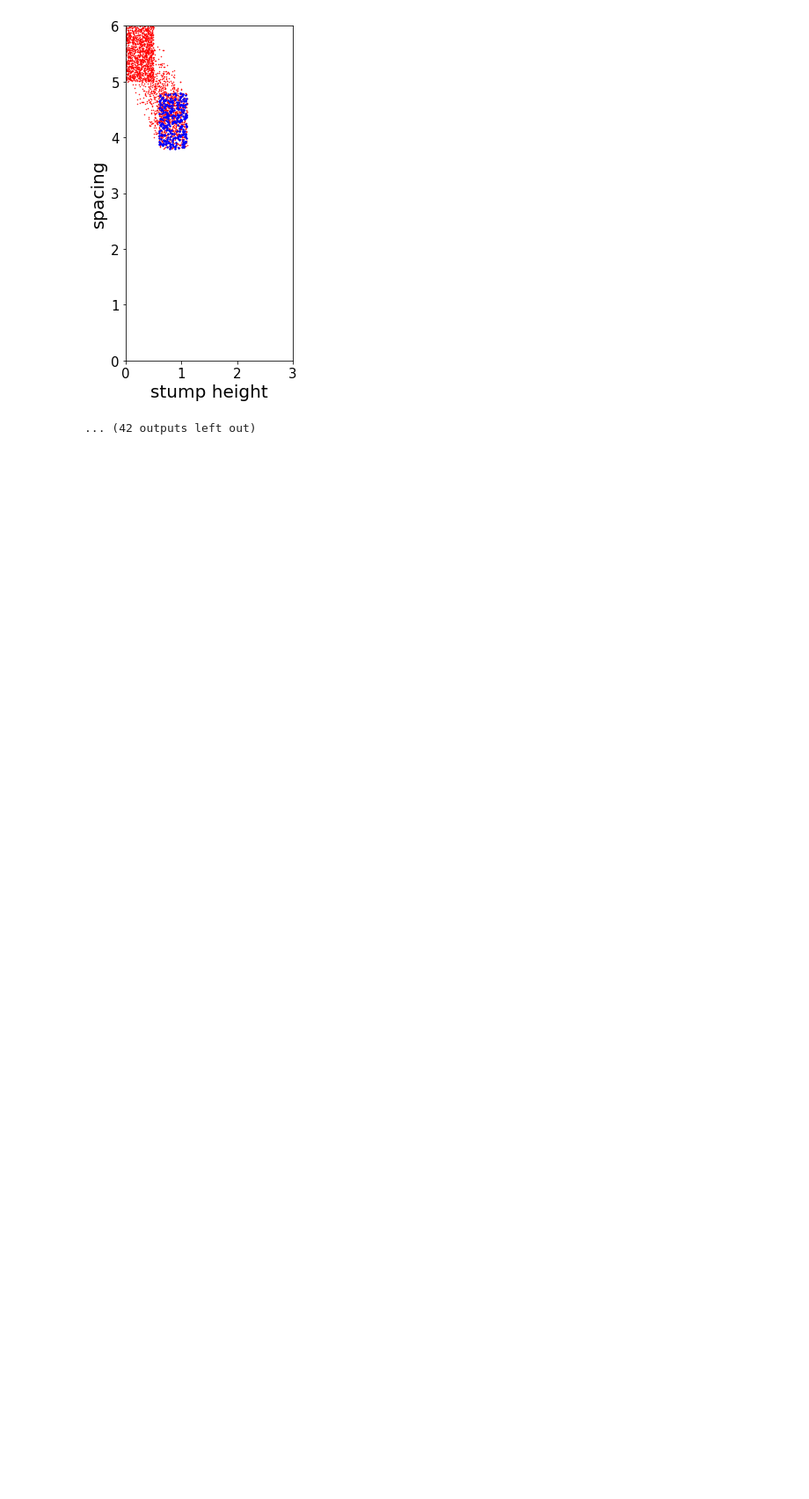
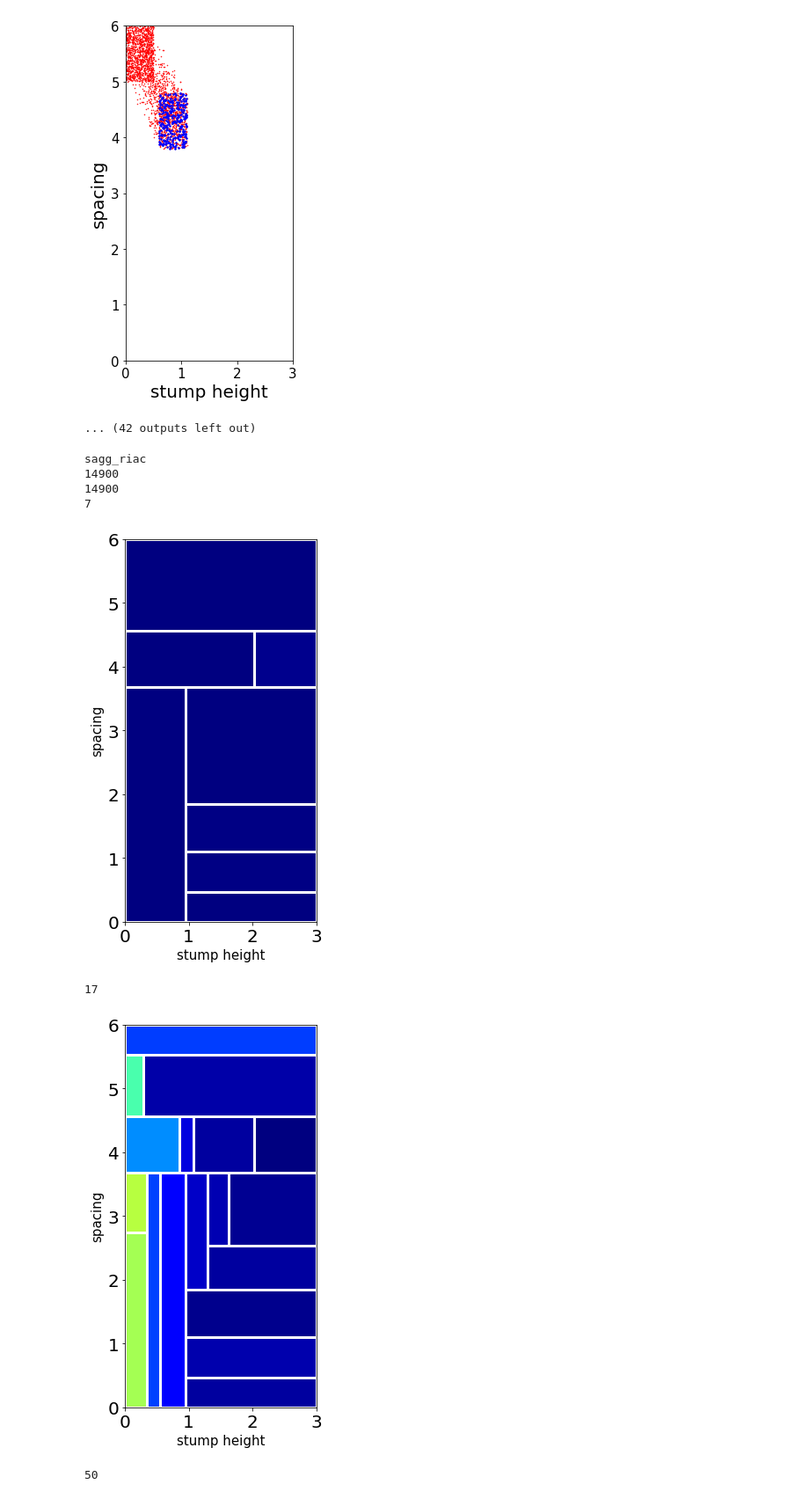
Before and after one commit to rPortelas/spinningup, a Jupyter notebook: data_visualization_sac.ipynb, the cells around one changed output. Shown at 88% size. Saved outputs shown, nothing was run; the diff lists cells and outputs as text; code cells hidden in the pictures; blank space fills up the shorter version.

```diff
--- a/data_visualization_sac.ipynb
+++ b/data_visualization_sac.ipynb
@@ -905,9 +946,10 @@ for k, a_type in enumerate(agent_types):
 
 #             plot_all_and_median(0, ax[0], episodes,ys_same_len,colors[m_id],label,
 #                                  legend=True)
-            plot_with_std(0, ax[0],episodes,np.mean(ys_same_len,axis=0),
-                          np.std(ys_same_len,axis=0),colors[m_id],colors[m_id],label,
-                           legend=legend[k],ylim=[0,60], xlim=[0,20])
+            sed = np.std(ys_same_len,axis=0)/np.sqrt(len(ys_same_len))
+            plot_with_shade(0, ax[0],episodes,np.mean(ys_same_len,axis=0),
+                          sed,colors[m_id],colors[m_id],label,
+                           legend=legend[k],ylim=[0,45], xlim=[0,20])
             plt.tight_layout()
             #f.savefig('graphics/bmm_comparison_hexagon_env.png'.format(a_type))
             f.savefig('graphics/final/stump_tracks_{}_agents_mastered_envs.pdf'.format(a_type))
@@ -1366,10 +1422,11 @@ Making an exploration GIF of 50 steps
 ... (42 outputs left out)
 # %%
 # Triptic GMM and RIAC plots
-import param_env_utils.imgep_utils.plot_utils as plotter
+
+import teachers.utils.plot_utils as plotter
 import importlib
 importlib.reload(plotter)
-save_dir = 'graphics/'
+save_dir = 'graphics/final/'
 gmm_seed = 0
 gmm_iterations = [500, 1500, 15000]
 no_y = [True, True, False]
@@ -1443,38 +1500,51 @@ for model_name,_ in models_saves.items():
 
                 #f_name = gifdir+tmpdir+"scatter_{}.png".format(i)
                 f_path = save_dir + name +"_{}.png".format(i)
+                f_path2 = save_dir + name +"_{}.svg".format(i)
+                f_path3 = save_dir + name +"_{}.pdf".format(i)
                 #plt.suptitle('Episode {}'.format(i), fontsize=20)
                 plt.savefig(f_path, bbox_inches='tight')
                 plt.show()
 
-    elif models_saves[model_name]['data'][0]['config']['env_babbling'] == 'gmmlkjh':
+    elif models_saves[model_name]['data'][0]['config']['env_babbling'] == 'gmm':
         #plt.ioff()
         bk = models_saves[model_name]['data'][gmm_seed]
         name='triptic_GMM_'+str(gmm_seed)
         xlim=[0,3]
         ylim=[0,6]
 
         old_ep = 0
         gen_size = int(len(bk['goals_lps']) / len(bk['episodes']))
         gs_lps = bk['goals_lps']
         cpt = -1
         for i,(ws, covs, means, ep) in enumerate(zip(bk['weights'], bk['covariances'], bk['means'], bk['episodes'])):
                 if ep not in gmm_iterations:
                     continue
                 cpt += 1
                 fig_size = (4,8)
                 if bars[cpt]:
-                    fig_size = (5,8)
+                    fig_size = (5.5,8)
 
                 plt.figure(figsize=fig_size)
                 ax = plt.gca()
                 print(no_y[cpt])
                 plotter.plot_gmm(ws, means, covs, np.array(gs_lps[ep:ep+gen_size]),
                          ax=ax, xlim=xlim, ylim=ylim, no_y=no_y[cpt],
                          bar=bars[cpt],bar_side='left')  #add gen_size to have gmm + the points that they generated, not they fitted
-                f_path = save_dir + name +"_{}.png".format(ep)
+                f_path = save_dir + name
                 old_ep = ep
-                plt.savefig(f_path, bbox_inches='tight')
+                plt.savefig(f_path+"_{}.png".format(ep), bbox_inches='tight')
+                plt.savefig(f_path+"_{}.pdf".format(ep), bbox_inches='tight')
+                plt.savefig(f_path+"_{}.svg".format(ep), bbox_inches='tight')
                 plt.show()
 
         # fig sizes: normal: (4.5,8) +
+# %% [output]
+sagg_riac
+14900
+14900
+7
+[figure, added]
+17
+[figure, added]
+50
```
Also changed, not shown: parts of 8 cells of this notebook, 3 other files.
